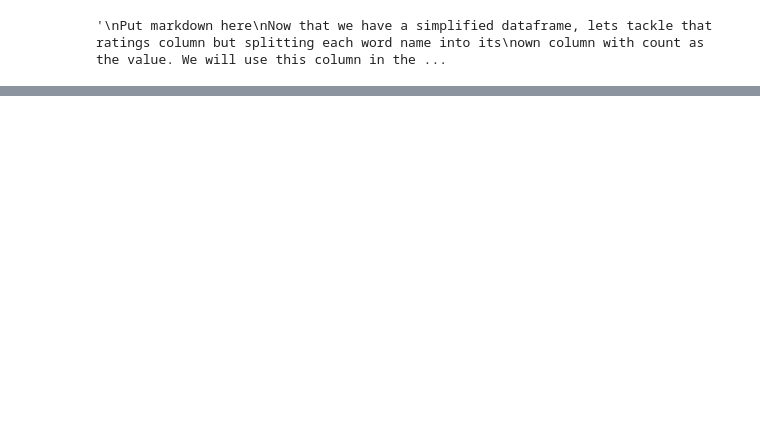
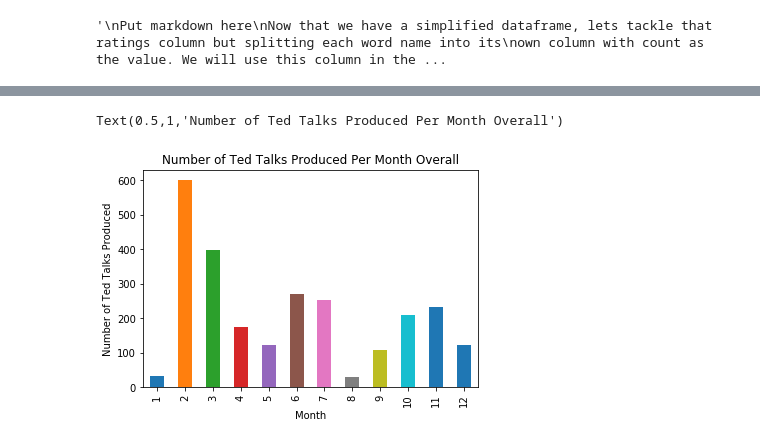
Before and after one commit to ebwinters/ebwinters.github.io, a Jupyter notebook: FinalTutorial.ipynb, the cells around one changed output, grey strips where cells are left out. Drawn from its saved outputs; the diff is of its cells as text; code cells hidden in the pictures; blank space fills up the shorter version.

Commit message:
all steps

```diff
--- a/FinalTutorial.ipynb
+++ b/FinalTutorial.ipynb
@@ -106,0 +114,12 @@ ted_df.head
+# %%
+#Step 3: Exploratory Data Analysis & Data Visualization
+#first we will plot a bar graph for the number ted talks done for each month over all ted talks
+#we use a groupby function to group the dataframe by month on film date
+ted_df.groupby(ted_df["film_date"].dt.month)['film_date'].count().plot(kind="bar")
+#Edit labels
+plt.ylabel('Number of Ted Talks Produced')
+plt.xlabel('Month')
+plt.title('Number of Ted Talks Produced Per Month Overall')
+# %% [output]
+Text(0.5,1,'Number of Ted Talks Produced Per Month Overall')
+[figure, added]
```
Also changed, not shown: parts of 13 cells of this notebook.
